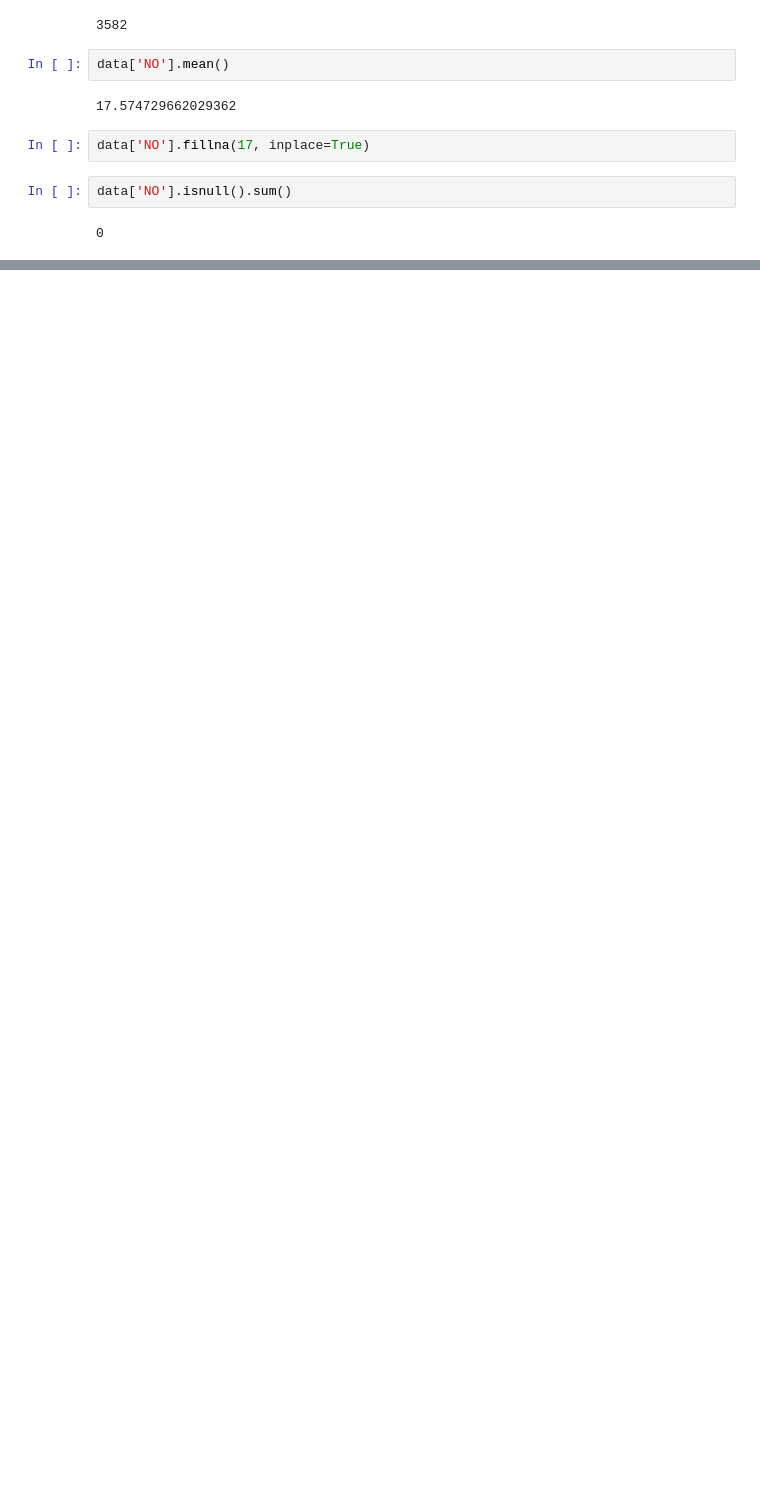
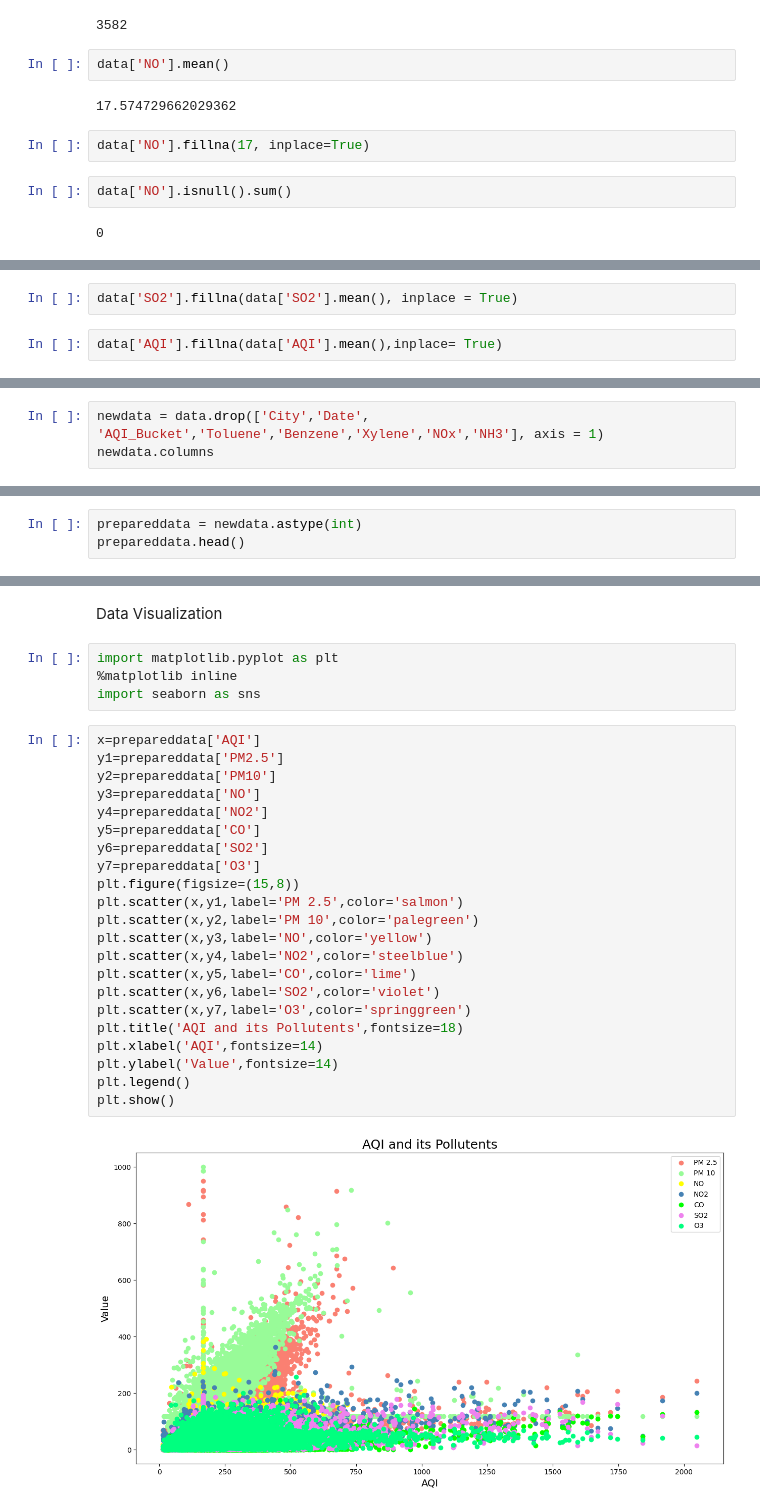
Before and after one commit to jiyajahnavi/Air-Quality-Prediction, a Jupyter notebook: notebook/data_analysis.ipynb, the cells around one changed output, grey strips where cells are left out. Drawn from its saved outputs; the diff is of its cells as text; blank space fills up the shorter version.

Commit message:
data preprocessed

```diff
--- a/notebook/data_analysis.ipynb
+++ b/notebook/data_analysis.ipynb
@@ -184,0 +237,4 @@ data['NO'].isnull().sum()
+# %%
+data['SO2'].fillna(data['SO2'].mean(), inplace = True)
+# %%
+data['AQI'].fillna(data['AQI'].mean(),inplace= True)
@@ -184,0 +261,3 @@ data['NO'].isnull().sum()
+# %%
+newdata = data.drop(['City','Date', 'AQI_Bucket','Toluene','Benzene','Xylene','NOx','NH3'], axis = 1)
+newdata.columns
@@ -184,0 +266,3 @@ data['NO'].isnull().sum()
+# %%
+prepareddata = newdata.astype(int)
+prepareddata.head()
@@ -184,0 +288,30 @@ data['NO'].isnull().sum()
+# %% [markdown]
+Data Visualization
+# %%
+import matplotlib.pyplot as plt
+%matplotlib inline
+import seaborn as sns
+# %%
+x=prepareddata['AQI']
+y1=prepareddata['PM2.5']
+y2=prepareddata['PM10']
+y3=prepareddata['NO']
+y4=prepareddata['NO2']
+y5=prepareddata['CO']
+y6=prepareddata['SO2']
+y7=prepareddata['O3']
+plt.figure(figsize=(15,8))
+plt.scatter(x,y1,label='PM 2.5',color='salmon')
+plt.scatter(x,y2,label='PM 10',color='palegreen')
+plt.scatter(x,y3,label='NO',color='yellow')
+plt.scatter(x,y4,label='NO2',color='steelblue')
+plt.scatter(x,y5,label='CO',color='lime')
+plt.scatter(x,y6,label='SO2',color='violet')
+plt.scatter(x,y7,label='O3',color='springgreen')
+plt.title('AQI and its Pollutents',fontsize=18)
+plt.xlabel('AQI',fontsize=14)
+plt.ylabel('Value',fontsize=14)
+plt.legend()
+plt.show()
+# %% [output]
+[figure, added]
```
Also changed, not shown: parts of 24 cells of this notebook, 2 other files.
